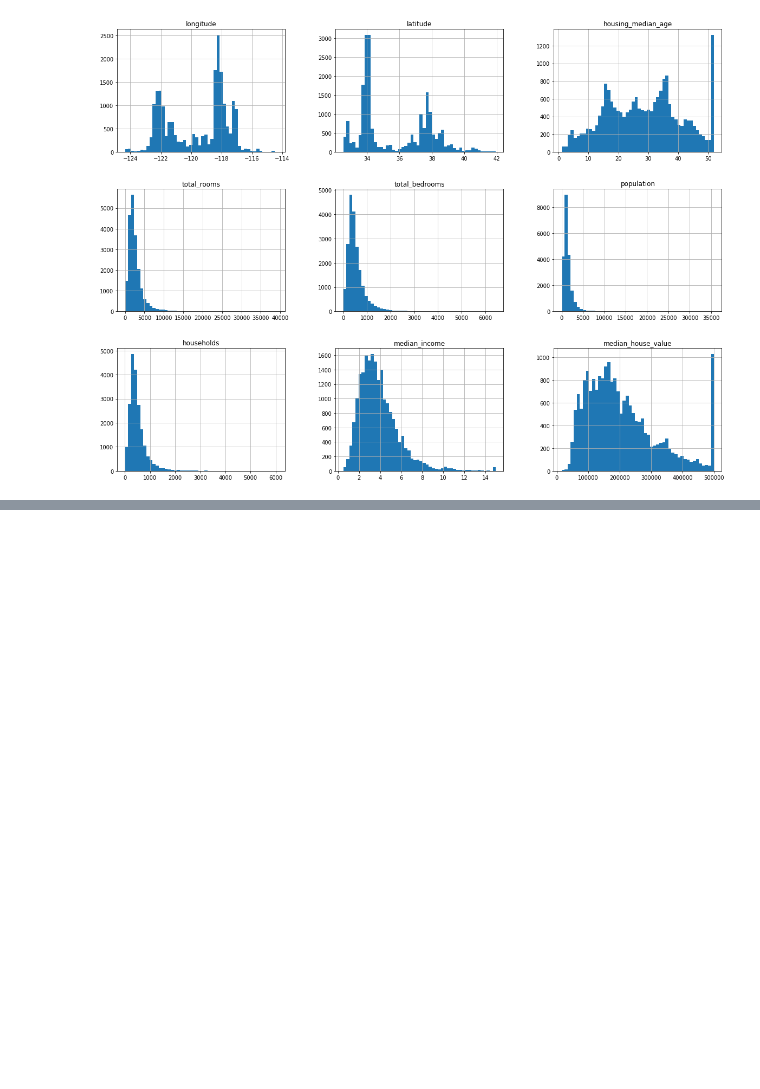
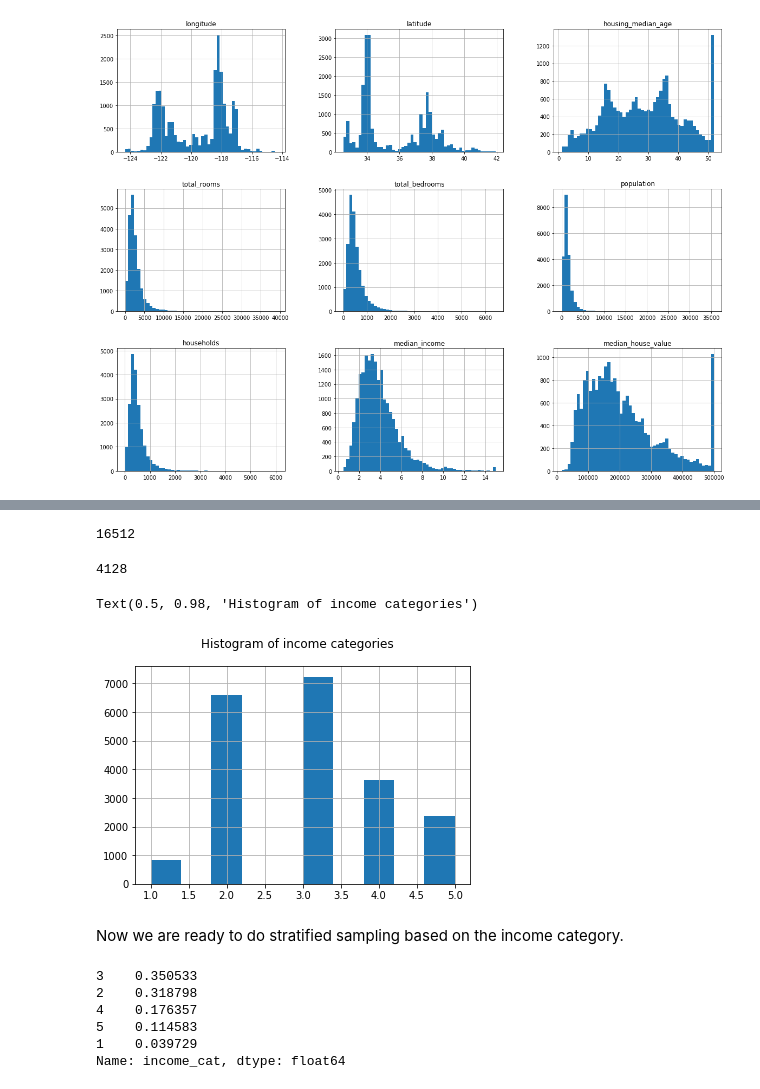
Before and after one commit to morykeita/kaggle, a Jupyter notebook: california-housing-prices.ipynb, the cells around one changed output, grey strips where cells are left out. Saved outputs shown, nothing was run; the diff lists cells and outputs as text; code cells hidden in the pictures; blank space fills up the shorter version.

Commit message:
Kaggle Notebook | California Housing Prices | Version 5

```diff
--- a/california-housing-prices.ipynb
+++ b/california-housing-prices.ipynb
@@ -89,0 +108,9 @@ plt.show()
+# %%
+train_set,test_set = split_train_test(housing,0.2)
+len(train_set)
+# %% [output]
+16512
+# %%
+len(test_set)
+# %% [output]
+4128
@@ -89,0 +120,13 @@ plt.show()
+# %%
+housing['income_cat'] = pd.cut(housing['median_income'],
+                               bins = [0.,1.5,3.0,4.5,6,np.inf],
+                               labels = [1,2,3,4,5])
+# %%
+import pylab as pl
+housing['income_cat'].hist()
+pl.suptitle("Histogram of income categories")
+# %% [output]
+Text(0.5, 0.98, 'Histogram of income categories')
+[figure, added]
+# %% [markdown]
+Now we are ready to do stratified sampling based on the income category.
@@ -89,0 +141,9 @@ plt.show()
+# %%
+strat_test_set['income_cat'].value_counts() / len(strat_test_set)
+# %% [output]
+3    0.350533
+2    0.318798
+4    0.176357
+5    0.114583
+1    0.039729
+Name: income_cat, dtype: float64
```
Also changed, not shown: parts of 7 cells of this notebook.
